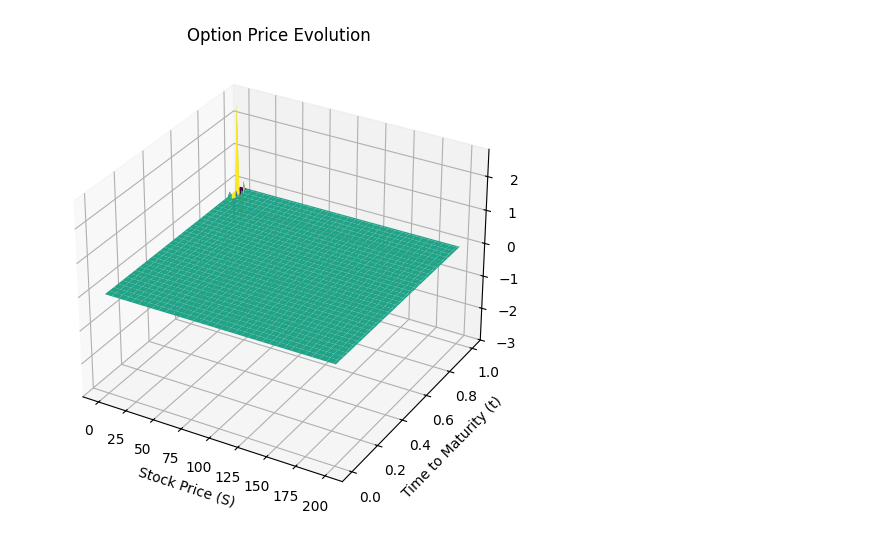
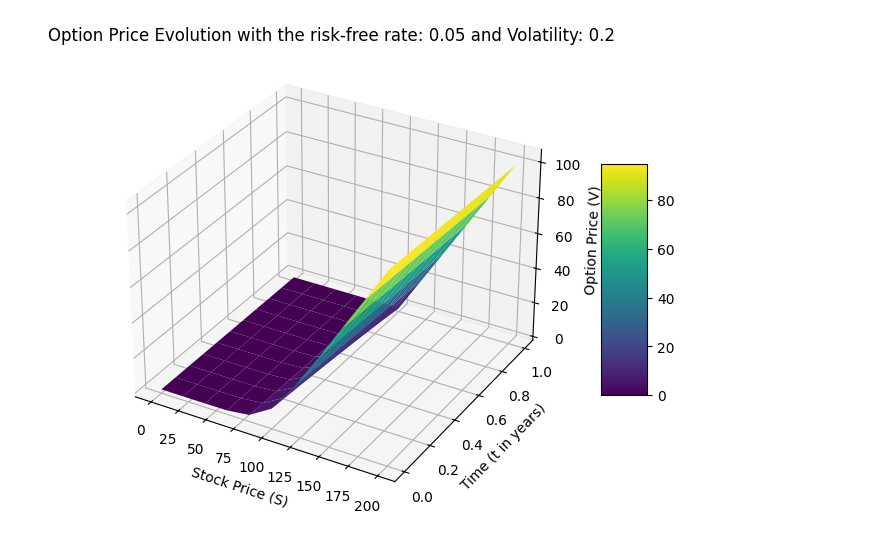
Before and after one commit to ElouanBahri/C-_Pricing_EDP, a Jupyter notebook: src/Graphic/3D.ipynb, the cells around one changed output. Drawn from its saved outputs; the diff is of its cells as text; code cells hidden in the pictures.

Commit message:
FIX : bug on graphics

```diff
--- a/src/Graphic/3D.ipynb
+++ b/src/Graphic/3D.ipynb
@@ -1,25 +1,29 @@
 # %%
 import numpy as np
 import matplotlib.pyplot as plt
 from mpl_toolkits.mplot3d import Axes3D
+
+risk_free_rate = 0.05
+volatility = 0.2
 
 # Load data
 data = np.loadtxt("option_values.txt")
 time = np.unique(data[:, 0])  # Time steps
 stock_prices = np.unique(data[:, 1])  # Stock prices
 
 # Reshape data
 T, S = np.meshgrid(time, stock_prices)
-V = data[:, 2].reshape(len(stock_prices), len(time))
+V = data[:, 2].reshape(len(stock_prices), len(time)).T
 
 # Plot
 fig = plt.figure(figsize=(10, 6))
 ax = fig.add_subplot(111, projection='3d')
-ax.plot_surface(S, T, V, cmap='viridis')
+surf = ax.plot_surface(S, T, V, cmap='viridis')
+fig.colorbar(surf, ax=ax, shrink=0.5, aspect=5)  # Add color bar
 ax.set_xlabel('Stock Price (S)')
-ax.set_ylabel('Time to Maturity (t)')
+ax.set_ylabel('Time (t in years)')
 ax.set_zlabel('Option Price (V)')
-plt.title('Option Price Evolution')
+plt.title(f'Option Price Evolution with the risk-free rate: {risk_free_rate} and Volatility: {volatility}')
 plt.show()
 # %% [output]
-[figure, old version]
+[figure, new version]
```
Also changed, not shown: parts of 1 cell of this notebook, 5 other files.
